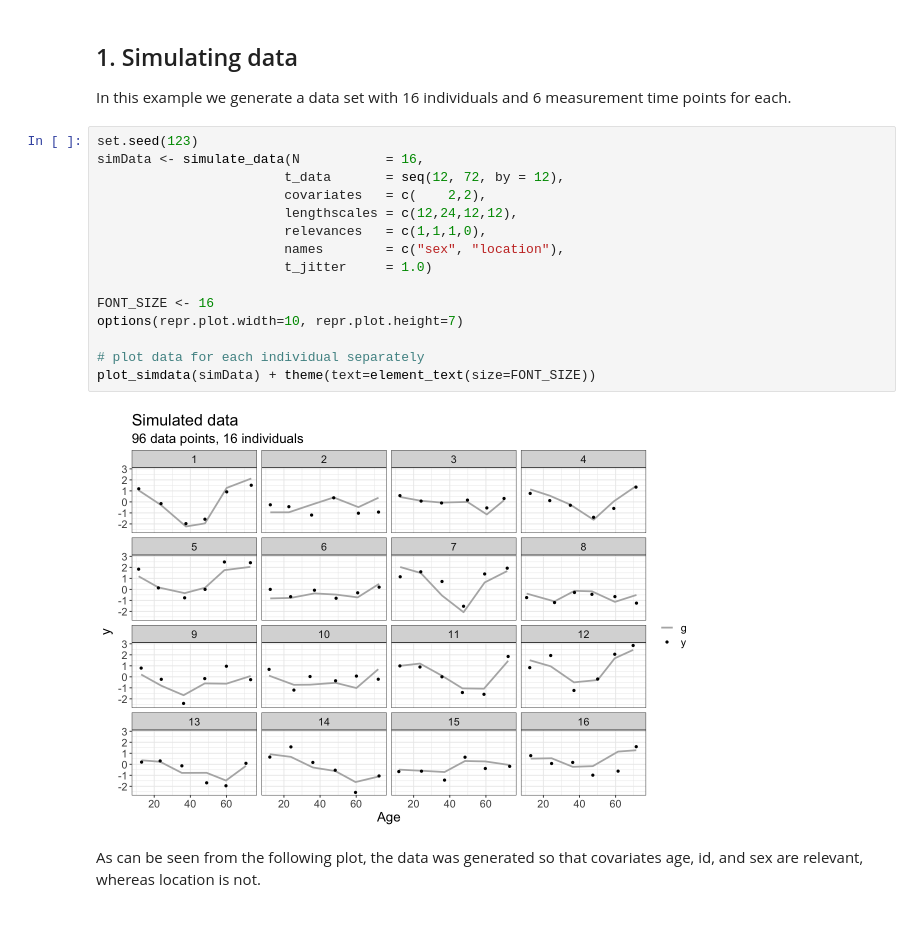
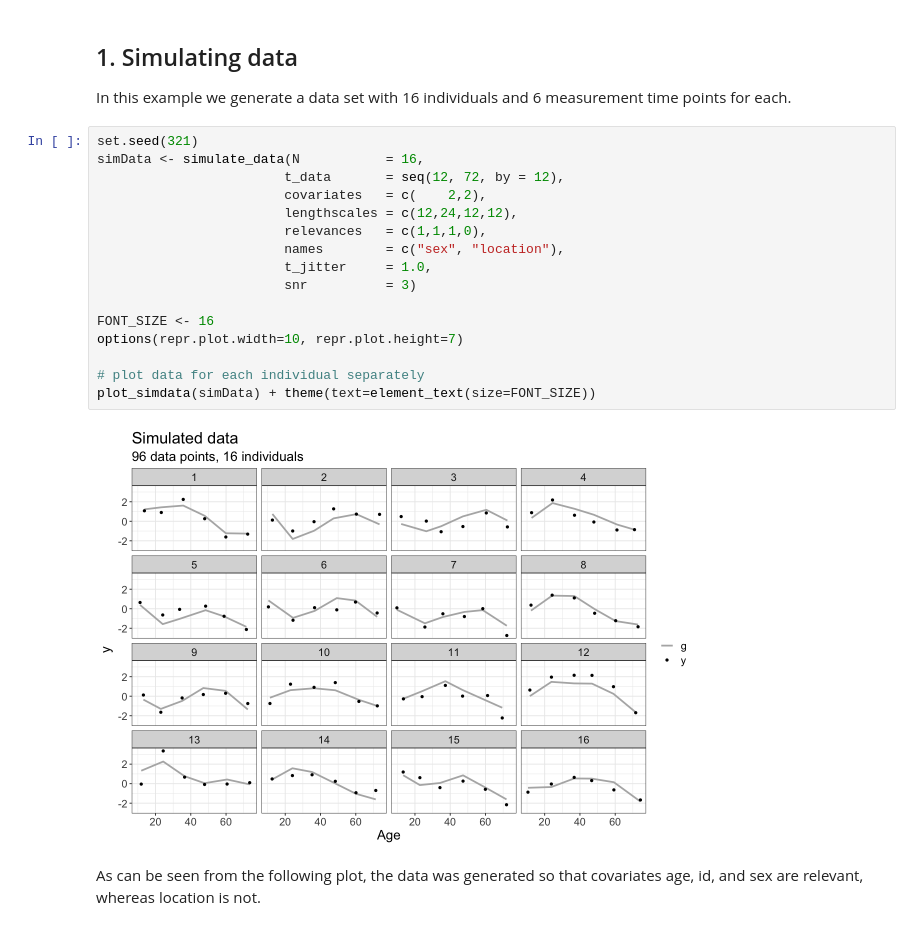
Before and after one commit to jtimonen/lgpr-usage, a Jupyter notebook: notebooks/basic.ipynb, the cells around one changed output. Drawn from its saved outputs; the diff is of its cells as text.

```diff
--- a/notebooks/basic.ipynb
+++ b/notebooks/basic.ipynb
@@ -9,22 +17,23 @@ require(ggplot2)
 ## 1. Simulating data
 In this example we generate a data set with 16 individuals and 6 measurement time points for each.
 # %%
-set.seed(123)
+set.seed(321)
 simData <- simulate_data(N           = 16,
                         t_data       = seq(12, 72, by = 12),
                         covariates   = c(    2,2),
                         lengthscales = c(12,24,12,12),
                         relevances   = c(1,1,1,0),
                         names        = c("sex", "location"),
-                        t_jitter     = 1.0)
+                        t_jitter     = 1.0,
+                        snr          = 3)
 
 FONT_SIZE <- 16
 options(repr.plot.width=10, repr.plot.height=7)
 
 # plot data for each individual separately
 plot_simdata(simData) + theme(text=element_text(size=FONT_SIZE))
 # %% [output]
-[figure, old version]
+[figure, new version]
 # %% [markdown]
 As can be seen from the following plot, the data was generated so that covariates age, id, and sex are relevant, whereas location is not.
 # %%
```
Also changed, not shown: parts of 16 cells of this notebook, 6 other files.
